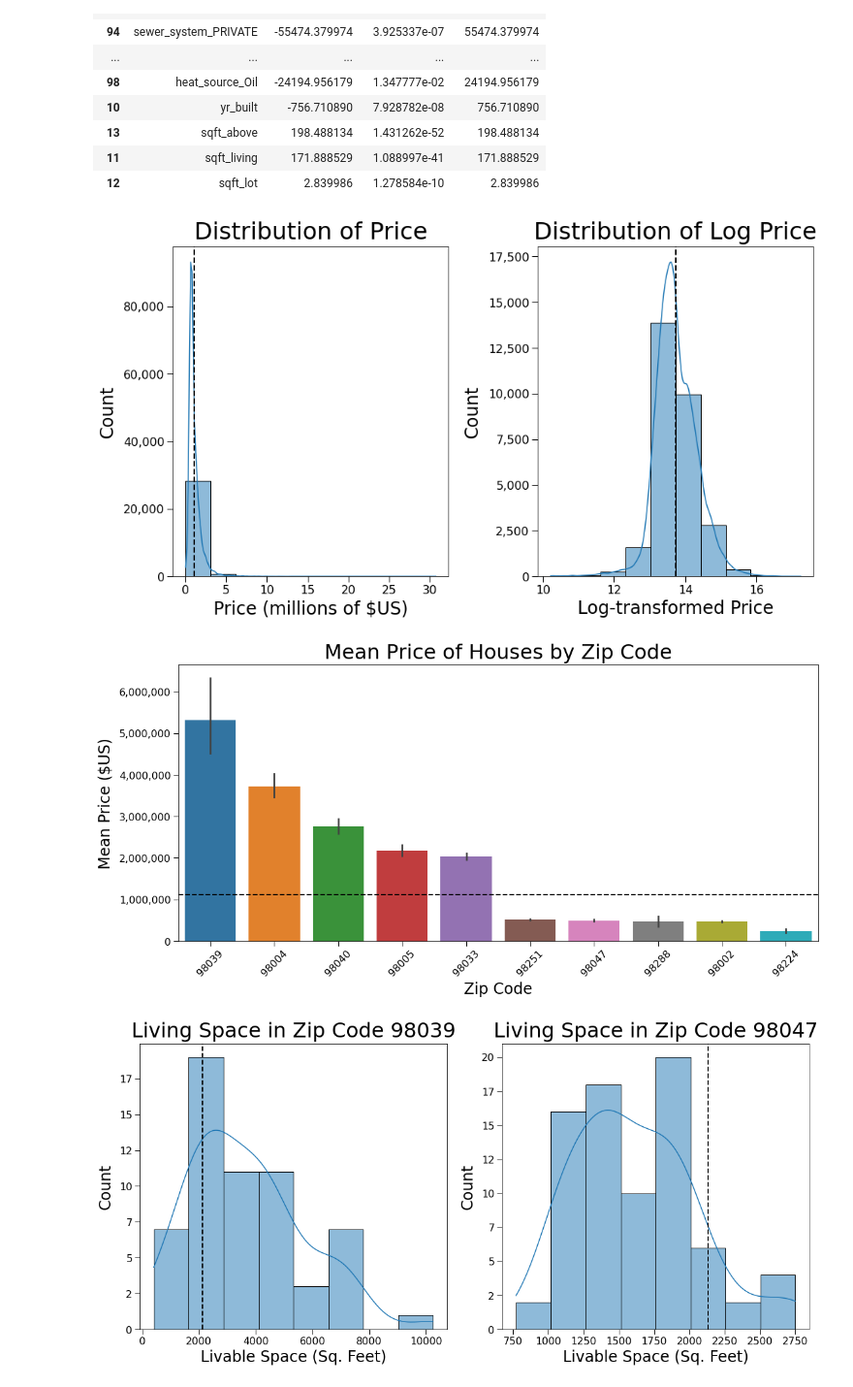
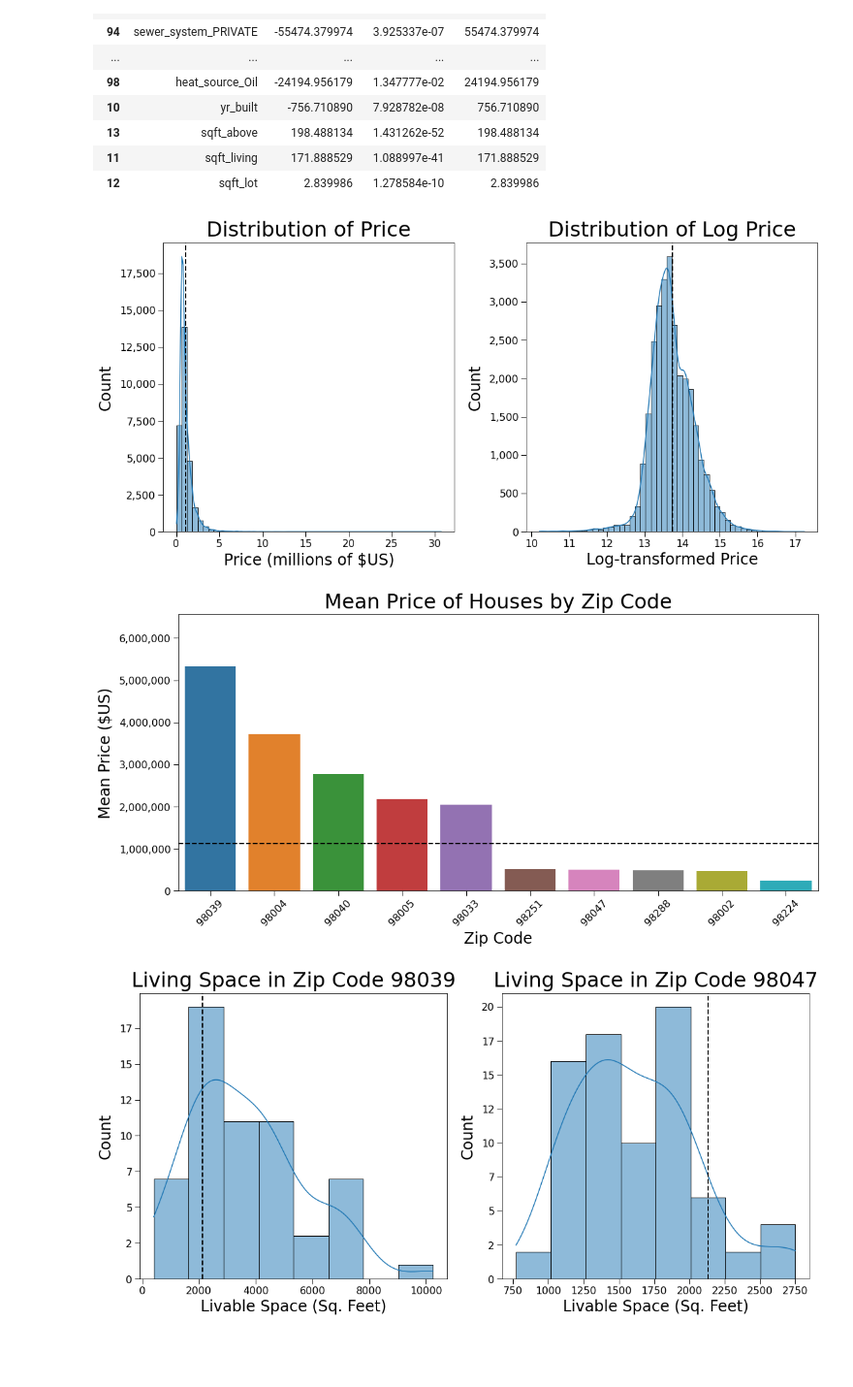
Before and after one commit to JoshuaGottlieb/King-County-Analysis, a Jupyter notebook: notebooks/Visualizations.ipynb, the cells around one changed output. Shown: that part at 97% size. Cells and saved outputs as stored; diff of their text form; code cells hidden in the pictures; blank space fills up the shorter version.

```diff
--- a/notebooks/Visualizations.ipynb
+++ b/notebooks/Visualizations.ipynb
@@ -104,41 +104,41 @@ def configure_ticklabels_and_params(ax):
     return None
 # %%
 # Declare fig, ax objects
-fig, ax = plt.subplots(1, 2, figsize = (14, 8))
+fig, ax = plt.subplots(1, 2, figsize = (16, 8))
 
 # Create seaborn histplots
-sns.histplot(all_data.price, bins = 10, kde = True, ax = ax[0]);
+sns.histplot(all_data.price, bins = 50, kde = True, ax = ax[0]);
 
-sns.histplot(np.log(all_data.price), bins = 10, kde = True, ax = ax[1]);
+sns.histplot(np.log(all_data.price), bins = 50, kde = True, ax = ax[1]);
 
 # Create vertical lines for each ax object representing mean price/mean log price respectively
 ax[0].axvline(x = all_data.price.mean(), linestyle = '--', linewidth = 2, c = 'k')
 ax[1].axvline(x = np.log(all_data.price).mean(), linestyle = '--', linewidth = 2, c = 'k')
 
 # Configure tick labels and ticks
 # Format ax[0] x-labels to print as millions of $US
 ax[0].get_xaxis().set_major_formatter(pltticker.FuncFormatter(lambda x, p: format(int(x/1_000_000), ',')))
 
 for axis in ax:
     axis.get_yaxis().set_major_formatter(pltticker.FuncFormatter(lambda x, p: format(int(x), ',')))
     configure_ticklabels_and_params(axis)
 
 # Set axes labels and titles
 configure_axislabels_and_title(ax[0],
                                'Price (millions of $US)',
                                'Count',
                                'Distribution of Price')
 
 configure_axislabels_and_title(ax[1],
                                'Log-transformed Price',
                                'Count',
                                'Distribution of Log Price')
 
 
 # Set tight layout
 plt.tight_layout(pad = 2.0)
 # %% [output]
-[figure, old version]
+[figure, new version]
 # %%
 # Declare fig, ax objects
 fig, ax = plt.subplots(figsize = (16, 8))
@@ -147,6 +147,7 @@ fig, ax = plt.subplots(figsize = (16, 8))
 sns.barplot(x = all_data.loc[all_data.zipcode.isin(most_influential_zip_by_price)].zipcode,
             y = all_data.price,
             order = most_influential_zip_by_price,
+            errwidth = 0,
             ax = ax);
 
 # Create horizontal line depicting mean price of all houses
@@ -165,7 +166,7 @@ configure_ticklabels_and_params(ax)
 # Set tight layout
 plt.tight_layout()
 # %% [output]
-[figure, old version]
+[figure, new version]
 # %%
 # Create fig, ax objects
 fig, ax = plt.subplots(1, 2, figsize = (16, 8))
```
Also changed, not shown: parts of 3 cells of this notebook.
